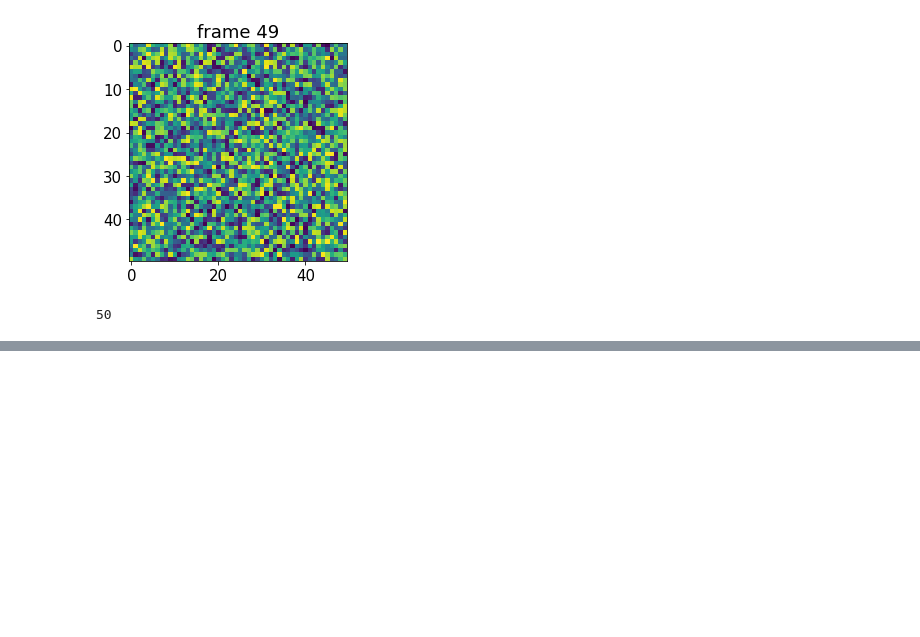
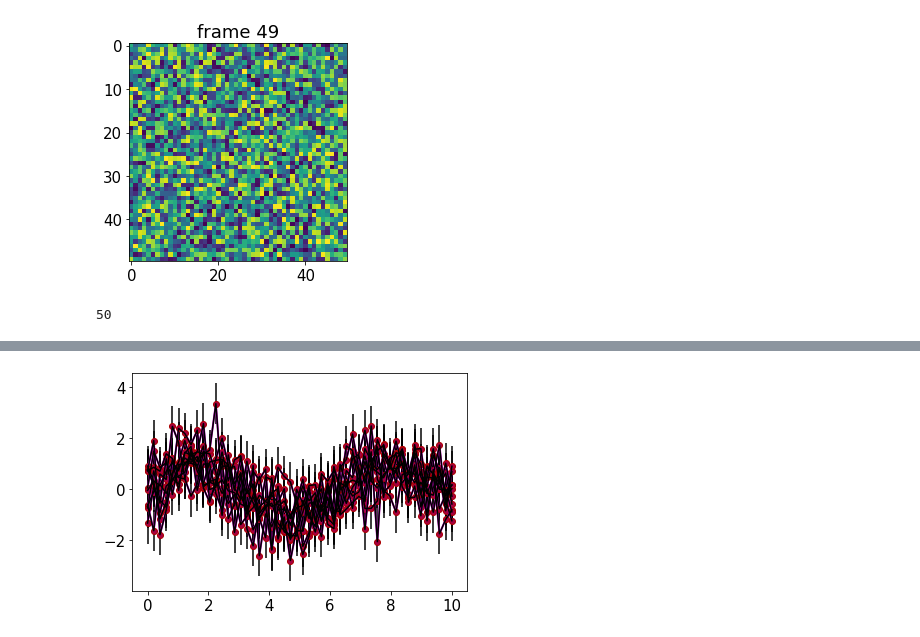
Before and after one commit to souticksaha21/Python_codes, a Jupyter notebook: Matplotlib_plots.ipynb, the cells around one changed output, grey strips where cells are left out. Drawn from its saved outputs; the diff is of its cells as text; code cells hidden in the pictures; blank space fills up the shorter version.

```diff
--- a/Matplotlib_plots.ipynb
+++ b/Matplotlib_plots.ipynb
@@ -409,0 +411,20 @@ with imageio.get_writer('mygif.gif', mode='I') as writer:
+# %%
+#We will write a code in loop for animation : Individual pictures are saved as i.png where i runs from 1 to N
+#Errorbars
+x = np.linspace(0, 10, 50) #50 x points equally spaced
+dy = 0.8 #maximum error/2
+fname=[] #list of filenames
+for i in range(10):
+    y = np.sin(x) + dy * np.random.randn(50)
+    plt.plot(x, y,'mo-', markersize=6, markerfacecolor=c1,markeredgewidth=1,  markeredgecolor=c2, linewidth=2)
+    plt.errorbar(x, y, yerr=dy, fmt='k');
+    plt.grid()
+    plt.savefig(str(i+1)+'.png')
+    fname.append(str(i+1)+'.png')
+
+with imageio.get_writer('mygif2.gif', mode='I') as writer:
+    for filename in fname:
+        image = imageio.imread(filename)
+        writer.append_data(image)
+# %% [output]
+[figure, added]
```
Also changed, not shown: parts of 8 cells of this notebook, 5 other files.
